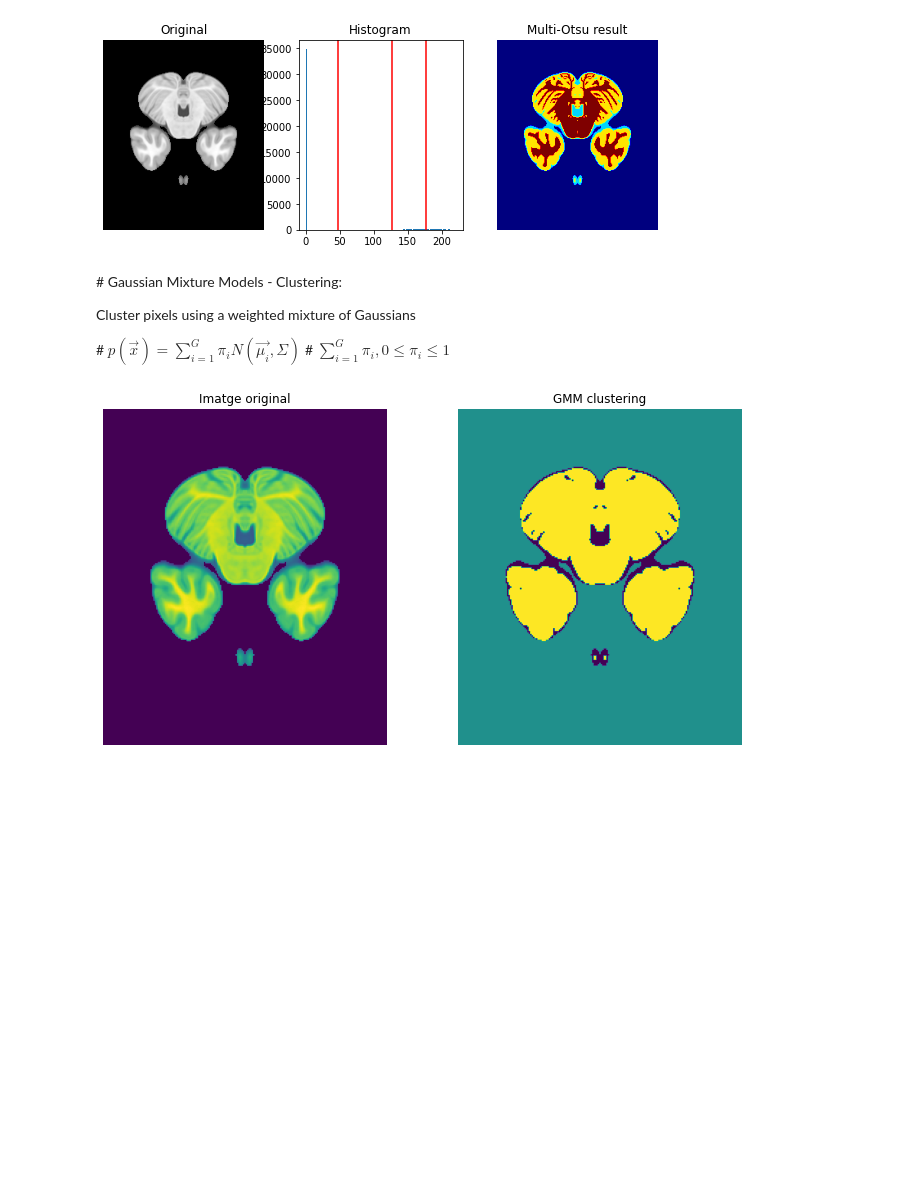
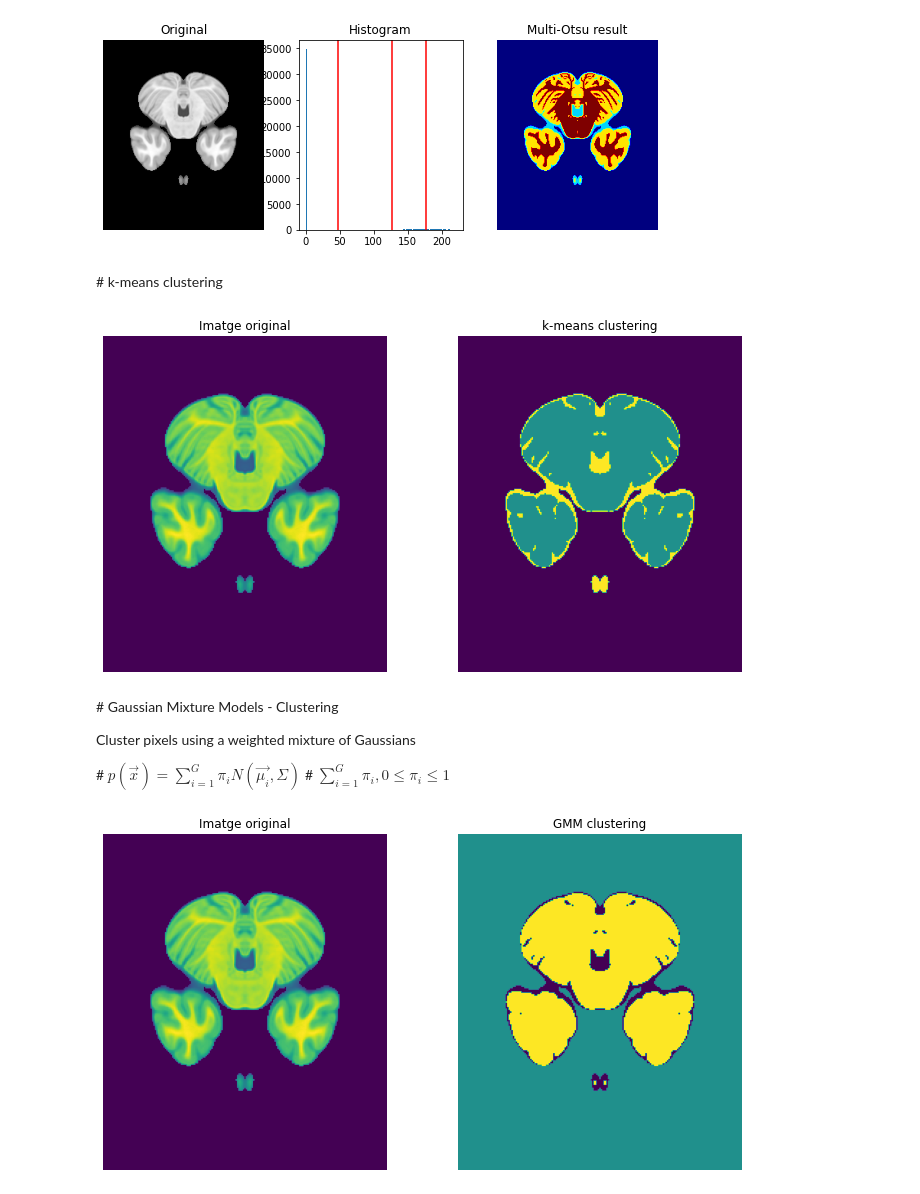
Before and after one commit to raulbenitez/NEUROIMAGING_AI, a Jupyter notebook: NI_segmentation.ipynb, the cells around one changed output. Cells and saved outputs as stored; diff of their text form; code cells hidden in the pictures; blank space fills up the shorter version.

```diff
--- a/NI_segmentation.ipynb
+++ b/NI_segmentation.ipynb
@@ -146,8 +146,40 @@ plt.subplots_adjust()
 plt.show()
 # %% [output]
 [figure]
+# %% [markdown]
+# k-means clustering
+# %%
+import skimage as sk # load skimage libraries
+import numpy as np
+from sklearn.cluster import KMeans
+import matplotlib.pyplot as plt
+from matplotlib import gridspec
+
+
+v_I = np.reshape(I,(I.shape[0]*I.shape[1],1)) # reshape image as NPIX x NCHANNELS array
+kmeans = KMeans(n_clusters=3).fit(v_I) # Fit a k-means algorithm
+v_kmeans = kmeans.fit_predict(v_I) # Predict k-means cluster labels for each pixel
+I_segment = np.reshape(v_kmeans,(I.shape[0],I.shape[1])) # reshape back to original image size
+
+fig = plt.figure(figsize=(10, 10))
+gs = gridspec.GridSpec(2, 2)
+
+ax0 = fig.add_subplot(gs[0,0])
+ax0.imshow(I)
+ax0.set_title('Imatge original')
+ax0.set_axis_off()
+
+ax1 = fig.add_subplot(gs[0,1])
+ax1.imshow(I_segment)
+ax1.set_title('k-means clustering')
+ax1.set_axis_off()
+
+plt.tight_layout()
+plt.show()
+# %% [output]
+[figure, added]
 # %% [markdown]
-# Gaussian Mixture Models - Clustering:
+# Gaussian Mixture Models - Clustering
 
 Cluster pixels using a weighted mixture of Gaussians
 
```
Also changed, not shown: parts of 8 cells of this notebook.
